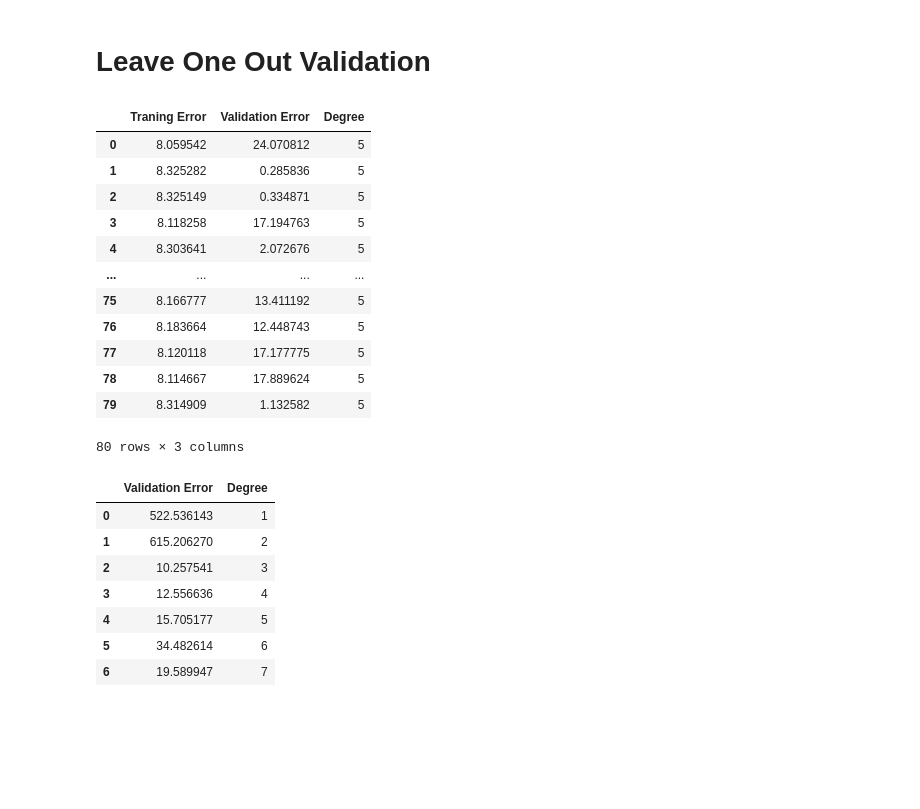
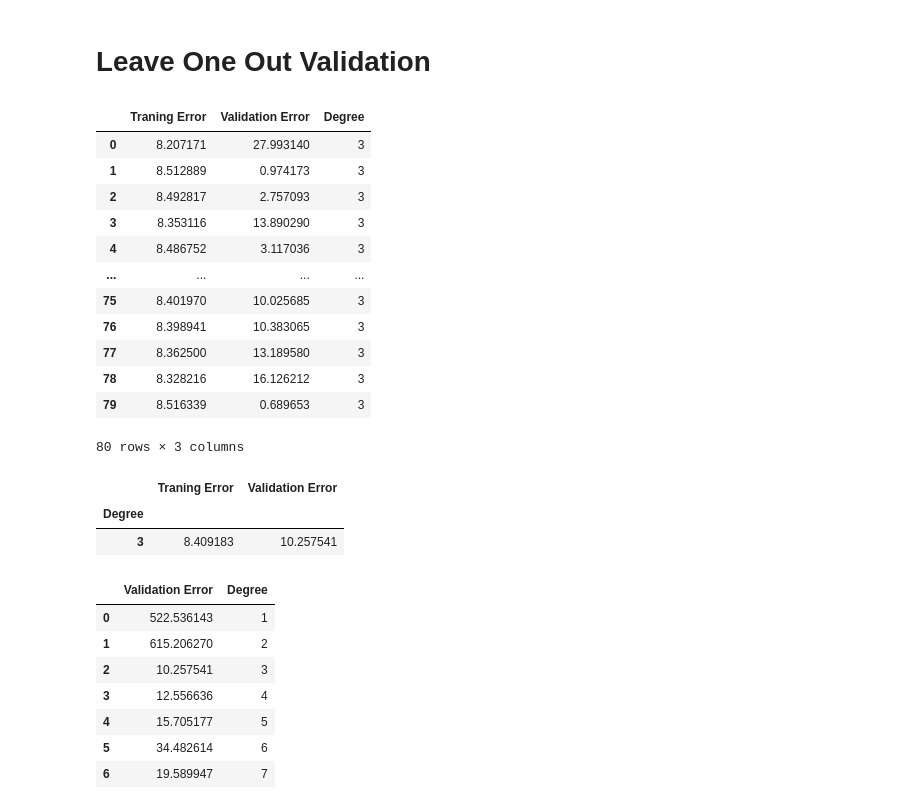
Before and after one commit to barissucuoglu/Data-Science-Playground, a Jupyter notebook: ML/Validation Exercise.ipynb, the cells around one changed output. Cells and saved outputs as stored; diff of their text form; code cells hidden in the pictures; blank space fills up the shorter version.

```diff
--- a/ML/Validation Exercise.ipynb
+++ b/ML/Validation Exercise.ipynb
@@ -154,29 +155,35 @@ x_train, x_test, y_train, y_test = train_test_split(x, y, test_size=0.2, random_
 # %%
 from sklearn.model_selection import LeaveOneOut
 loo = LeaveOneOut()
 LeaveOneOutErrors=[]
 
 for train_index, validation_index in loo.split(x_train):
     x_trainv, x_valid = x_train[train_index], x_train[validation_index]
     y_trainv, y_valid = y_train[train_index], y_train[validation_index]
-    LeaveOneOutErrors.append(create_polynomial_regression_model(5))
+    LeaveOneOutErrors.append(create_polynomial_regression_model(3))
 
 df = pd.DataFrame(LeaveOneOutErrors, columns=["Traning Error", "Validation Error", "Degree"])
 df
 # %% [output]
 |  | Traning Error | Validation Error | Degree |
-| 0 | 8.059542 | 24.070812 | 5 |
-| 1 | 8.325282 | 0.285836 | 5 |
-| 2 | 8.325149 | 0.334871 | 5 |
-| 3 | 8.118258 | 17.194763 | 5 |
-| 4 | 8.303641 | 2.072676 | 5 |
+| 0 | 8.207171 | 27.993140 | 3 |
+| 1 | 8.512889 | 0.974173 | 3 |
+| 2 | 8.492817 | 2.757093 | 3 |
+| 3 | 8.353116 | 13.890290 | 3 |
+| 4 | 8.486752 | 3.117036 | 3 |
 | ... | ... | ... | ... |
-| 75 | 8.166777 | 13.411192 | 5 |
-| 76 | 8.183664 | 12.448743 | 5 |
-| 77 | 8.120118 | 17.177775 | 5 |
-| 78 | 8.114667 | 17.889624 | 5 |
-| 79 | 8.314909 | 1.132582 | 5 |
+| 75 | 8.401970 | 10.025685 | 3 |
+| 76 | 8.398941 | 10.383065 | 3 |
+| 77 | 8.362500 | 13.189580 | 3 |
+| 78 | 8.328216 | 16.126212 | 3 |
+| 79 | 8.516339 | 0.689653 | 3 |
 80 rows × 3 columns
+# %%
+df.groupby("Degree").mean()
+# %% [output]
+|  | Traning Error | Validation Error |
+| Degree |  |  |
+| 3 | 8.409183 | 10.257541 |
 # %%
 loo = LeaveOneOut()
 LeaveOneOutCV = []
```
Also changed, not shown: parts of 23 cells of this notebook.
